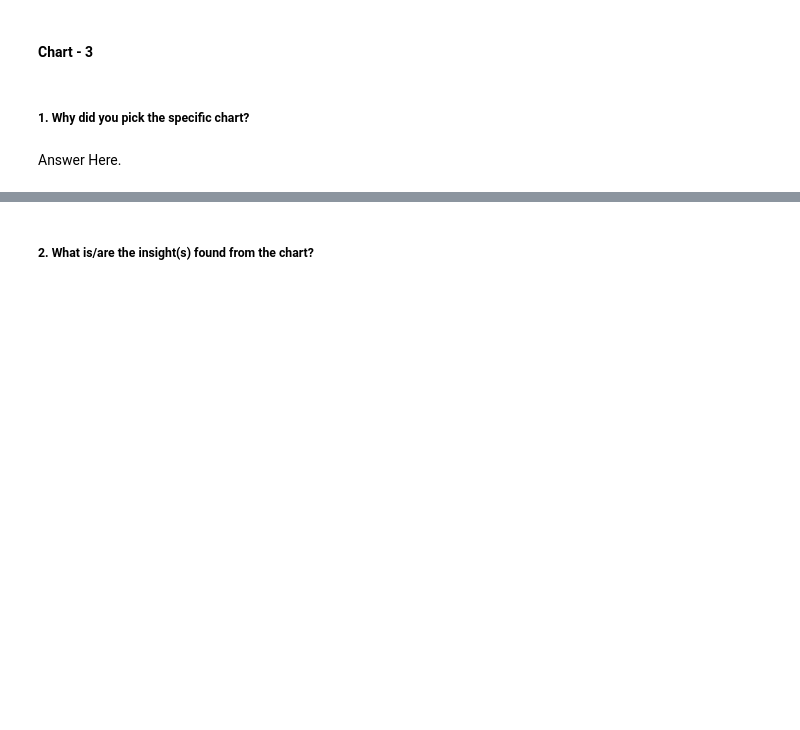
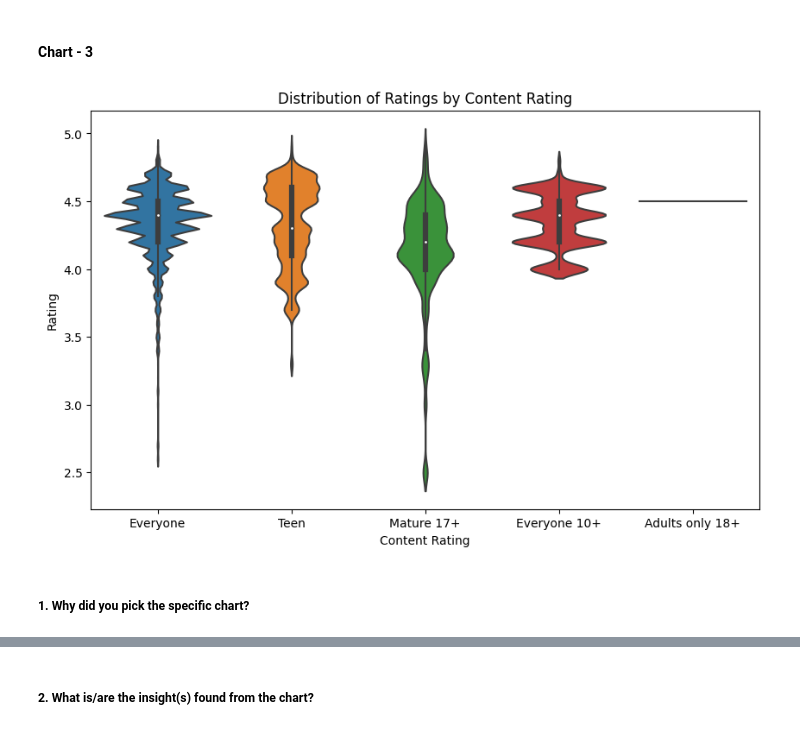
Before and after one commit to JatinKrRana/Alma_Better-Capstone_Project_1, a Jupyter notebook: Play_Store_App_Review_Analysis.ipynb, the cells around one changed output, grey strips where cells are left out. Saved outputs shown, nothing was run; the diff lists cells and outputs as text; code cells hidden in the pictures; blank space fills up the shorter version.

```diff
--- a/Play_Store_App_Review_Analysis.ipynb
+++ b/Play_Store_App_Review_Analysis.ipynb
@@ -564,4 +820,11 @@ Answer Here
+# %%
+plt.figure(figsize=(10, 6))
+sns.violinplot(data=merged_df, x='Content Rating', y='Rating')
+plt.xlabel('Content Rating')
+plt.ylabel('Rating')
+plt.title('Distribution of Ratings by Content Rating')
+plt.show()
+# %% [output]
+[figure, added]
 # %% [markdown]
 ##### 1. Why did you pick the specific chart?
-# %% [markdown]
-Answer Here.
```
Also changed, not shown: parts of 50 cells of this notebook.
